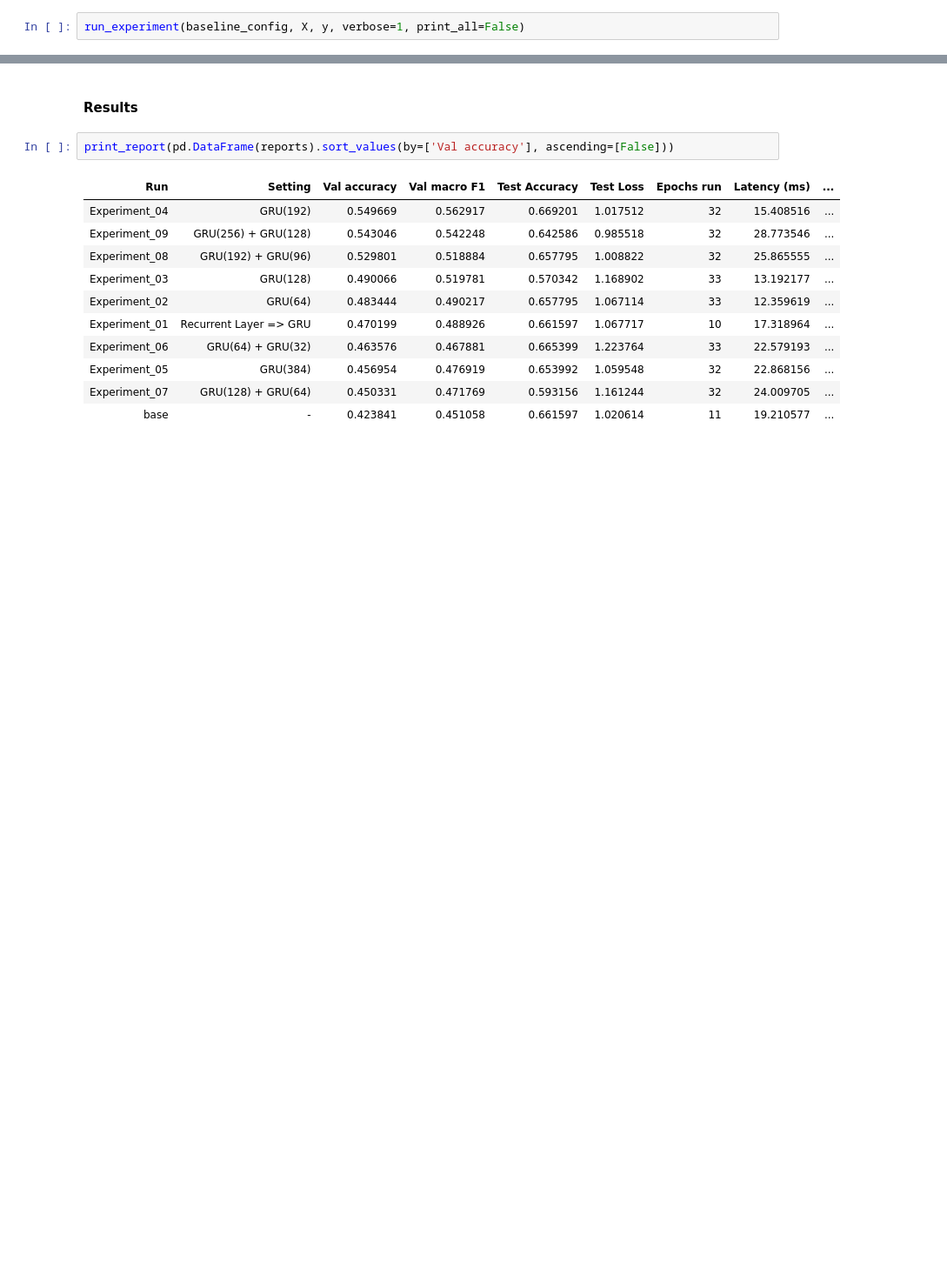
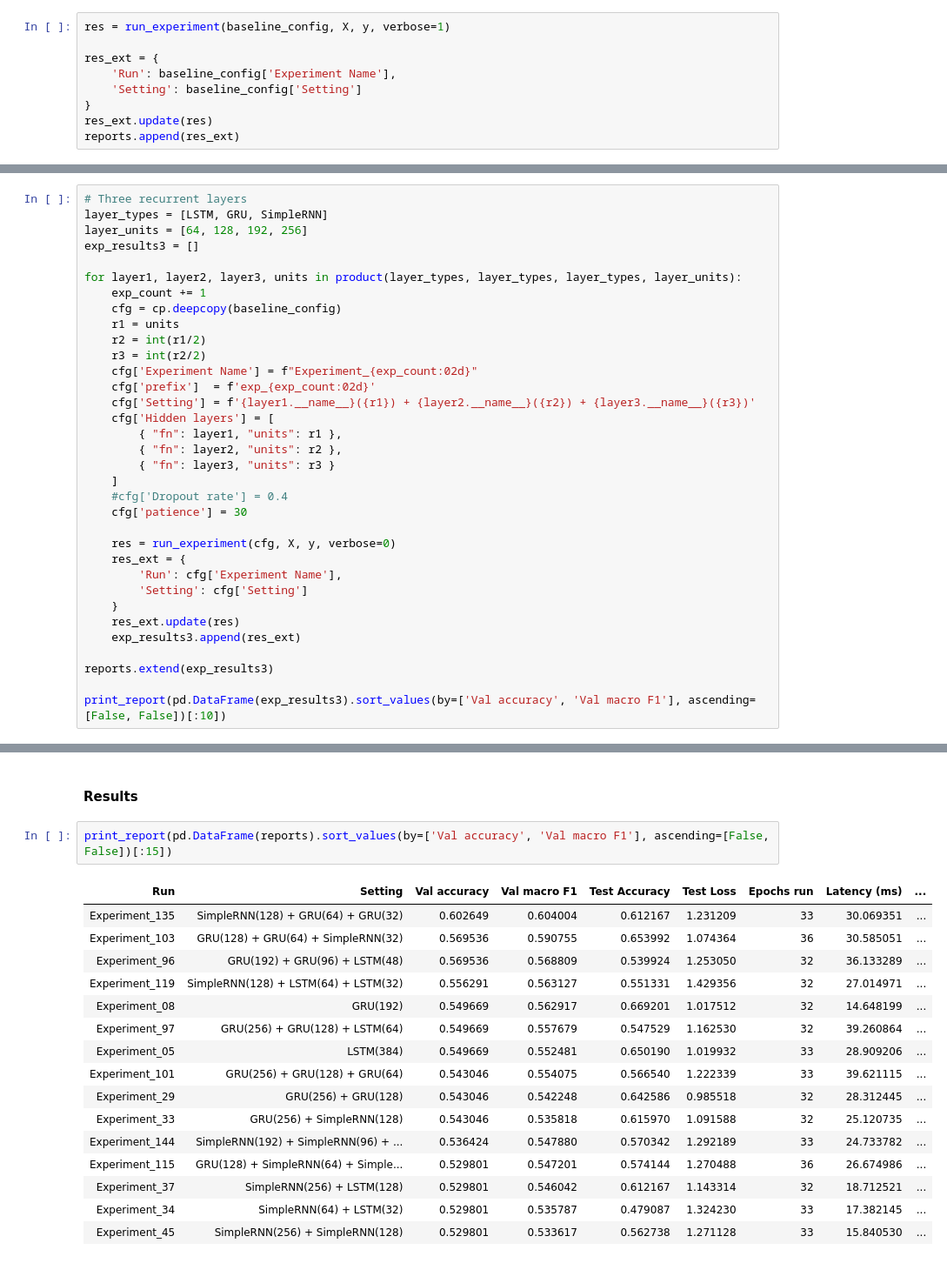
Before and after one commit to AylieNagler/Exercise-Classification-CNN-LSTM, a Jupyter notebook: NOTEBOOKS/03_tom_experiments.ipynb, the cells around one changed output, grey strips where cells are left out. Shown at 87% size. Drawn from its saved outputs; the diff is of its cells as text; blank space fills up the shorter version.

Commit message:
added three-layer experiments and revised the conclusion

```diff
--- a/NOTEBOOKS/03_tom_experiments.ipynb
+++ b/NOTEBOOKS/03_tom_experiments.ipynb
@@ -389,5 +409,12 @@ baseline_config['patience']        = 8
 baseline_config['restore best weights'] = True
 baseline_config['stored model name']    = "baseline_tom.keras"
 # %%
-run_experiment(baseline_config, X, y, verbose=1, print_all=False)
+res = run_experiment(baseline_config, X, y, verbose=1)
+
+res_ext = {
+    'Run': baseline_config['Experiment Name'],
+    'Setting': baseline_config['Setting']
+}
+res_ext.update(res)
+reports.append(res_ext)
 # %% [output]
@@ -583,0 +669,34 @@ for units in layer_units:
+# %%
+# Three recurrent layers
+layer_types = [LSTM, GRU, SimpleRNN]
+layer_units = [64, 128, 192, 256]
+exp_results3 = []
+
+for layer1, layer2, layer3, units in product(layer_types, layer_types, layer_types, layer_units):
+    exp_count += 1
+    cfg = cp.deepcopy(baseline_config)
+    r1 = units
+    r2 = int(r1/2)
+    r3 = int(r2/2)
+    cfg['Experiment Name'] = f"Experiment_{exp_count:02d}"
+    cfg['prefix']  = f'exp_{exp_count:02d}'
+    cfg['Setting'] = f'{layer1.__name__}({r1}) + {layer2.__name__}({r2}) + {layer3.__name__}({r3})'
+    cfg['Hidden layers'] = [
+        { "fn": layer1, "units": r1 },
+        { "fn": layer2, "units": r2 },
+        { "fn": layer3, "units": r3 }
+    ]
+    #cfg['Dropout rate'] = 0.4
+    cfg['patience'] = 30
+
+    res = run_experiment(cfg, X, y, verbose=0)
+    res_ext = {
+        'Run': cfg['Experiment Name'],
+        'Setting': cfg['Setting']
+    }
+    res_ext.update(res)
+    exp_results3.append(res_ext)
+
+reports.extend(exp_results3)
+
+print_report(pd.DataFrame(exp_results3).sort_values(by=['Val accuracy', 'Val macro F1'], ascending=[False, False])[:10])
@@ -584,19 +721,24 @@ for units in layer_units:
 # %% [markdown]
 #### Results
 # %%
-print_report(pd.DataFrame(reports).sort_values(by=['Val accuracy'], ascending=[False]))
+print_report(pd.DataFrame(reports).sort_values(by=['Val accuracy', 'Val macro F1'], ascending=[False, False])[:15])
 # %% [output]
 | Run | Setting | Val accuracy | Val macro F1 | Test Accuracy | Test Loss | Epochs run | Latency (ms) | ... |
-| Experiment_04 | GRU(192) | 0.549669 | 0.562917 | 0.669201 | 1.017512 | 32 | 15.408516 | ... |
-| Experiment_09 | GRU(256) + GRU(128) | 0.543046 | 0.542248 | 0.642586 | 0.985518 | 32 | 28.773546 | ... |
-| Experiment_08 | GRU(192) + GRU(96) | 0.529801 | 0.518884 | 0.657795 | 1.008822 | 32 | 25.865555 | ... |
-| Experiment_03 | GRU(128) | 0.490066 | 0.519781 | 0.570342 | 1.168902 | 33 | 13.192177 | ... |
-| Experiment_02 | GRU(64) | 0.483444 | 0.490217 | 0.657795 | 1.067114 | 33 | 12.359619 | ... |
-| Experiment_01 | Recurrent Layer => GRU | 0.470199 | 0.488926 | 0.661597 | 1.067717 | 10 | 17.318964 | ... |
-| Experiment_06 | GRU(64) + GRU(32) | 0.463576 | 0.467881 | 0.665399 | 1.223764 | 33 | 22.579193 | ... |
-| Experiment_05 | GRU(384) | 0.456954 | 0.476919 | 0.653992 | 1.059548 | 32 | 22.868156 | ... |
-| Experiment_07 | GRU(128) + GRU(64) | 0.450331 | 0.471769 | 0.593156 | 1.161244 | 32 | 24.009705 | ... |
-| base | - | 0.423841 | 0.451058 | 0.661597 | 1.020614 | 11 | 19.210577 | ... |
+| Experiment_135 | SimpleRNN(128) + GRU(64) + GRU(32) | 0.602649 | 0.604004 | 0.612167 | 1.231209 | 33 | 30.069351 | ... |
+| Experiment_103 | GRU(128) + GRU(64) + SimpleRNN(32) | 0.569536 | 0.590755 | 0.653992 | 1.074364 | 36 | 30.585051 | ... |
+| Experiment_96 | GRU(192) + GRU(96) + LSTM(48) | 0.569536 | 0.568809 | 0.539924 | 1.253050 | 32 | 36.133289 | ... |
+| Experiment_119 | SimpleRNN(128) + LSTM(64) + LSTM(32) | 0.556291 | 0.563127 | 0.551331 | 1.429356 | 32 | 27.014971 | ... |
+| Experiment_08 | GRU(192) | 0.549669 | 0.562917 | 0.669201 | 1.017512 | 32 | 14.648199 | ... |
+| Experiment_97 | GRU(256) + GRU(128) + LSTM(64) | 0.549669 | 0.557679 | 0.547529 | 1.162530 | 32 | 39.260864 | ... |
+| Experiment_05 | LSTM(384) | 0.549669 | 0.552481 | 0.650190 | 1.019932 | 33 | 28.909206 | ... |
+| Experiment_101 | GRU(256) + GRU(128) + GRU(64) | 0.543046 | 0.554075 | 0.566540 | 1.222339 | 33 | 39.621115 | ... |
+| Experiment_29 | GRU(256) + GRU(128) | 0.543046 | 0.542248 | 0.642586 | 0.985518 | 32 | 28.312445 | ... |
+| Experiment_33 | GRU(256) + SimpleRNN(128) | 0.543046 | 0.535818 | 0.615970 | 1.091588 | 32 | 25.120735 | ... |
+| Experiment_144 | SimpleRNN(192) + SimpleRNN(96) + ... | 0.536424 | 0.547880 | 0.570342 | 1.292189 | 33 | 24.733782 | ... |
+| Experiment_115 | GRU(128) + SimpleRNN(64) + Simple... | 0.529801 | 0.547201 | 0.574144 | 1.270488 | 36 | 26.674986 | ... |
+| Experiment_37 | SimpleRNN(256) + LSTM(128) | 0.529801 | 0.546042 | 0.612167 | 1.143314 | 32 | 18.712521 | ... |
+| Experiment_34 | SimpleRNN(64) + LSTM(32) | 0.529801 | 0.535787 | 0.479087 | 1.324230 | 33 | 17.382145 | ... |
+| Experiment_45 | SimpleRNN(256) + SimpleRNN(128) | 0.529801 | 0.533617 | 0.562738 | 1.271128 | 33 | 15.840530 | ... |
 # %% [markdown]
 #### Observations
 
```
Also changed, not shown: parts of 21 cells of this notebook.
